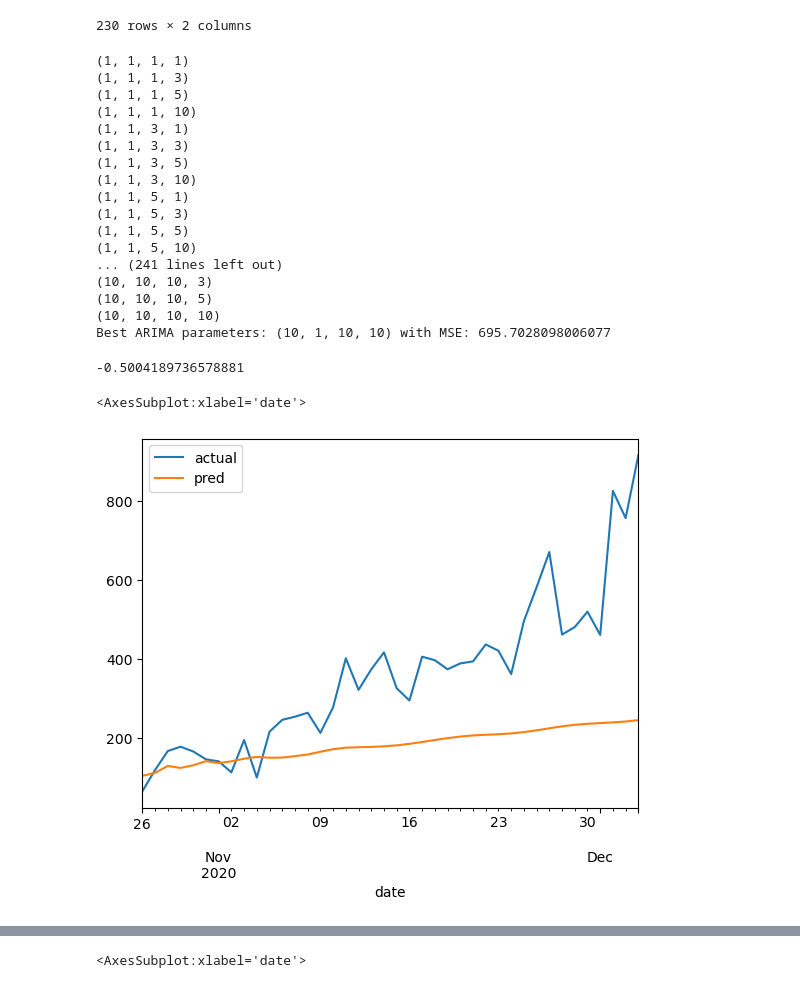
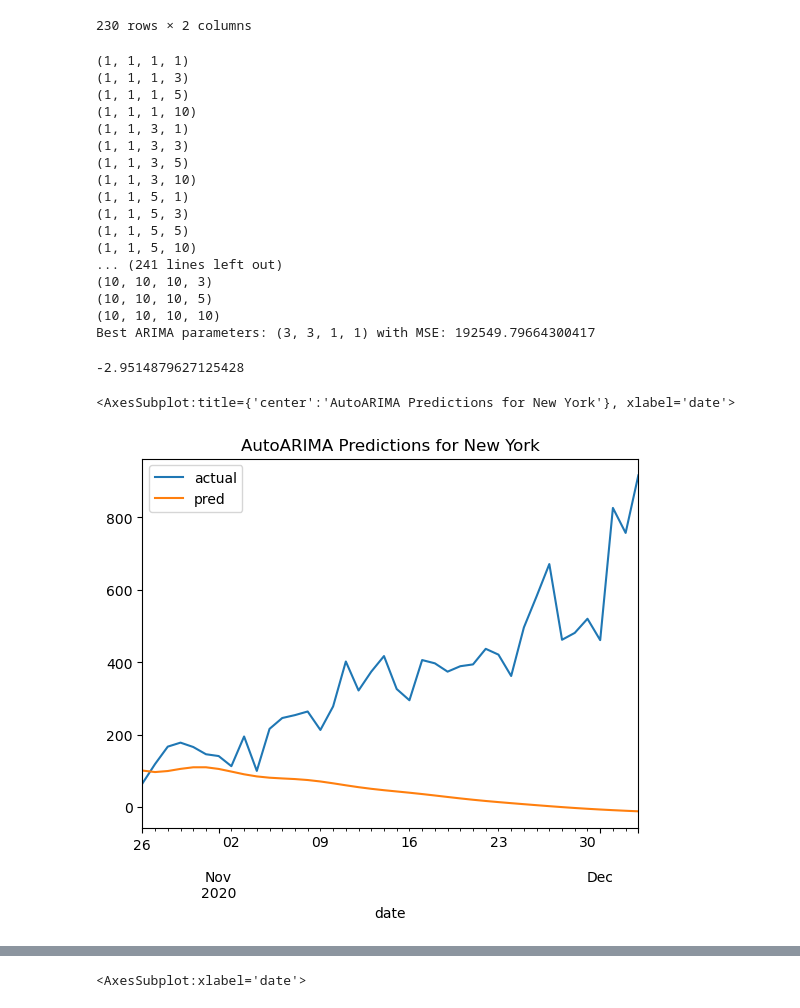
Before and after one commit to songalal/datascienceproject390, a Jupyter notebook: auto arima thing.ipynb, the cells around one changed output, grey strips where cells are left out. Drawn from its saved outputs; the diff is of its cells as text; code cells hidden in the pictures.

```diff
--- a/auto arima thing.ipynb
+++ b/auto arima thing.ipynb
@@ -138,7 +122,7 @@ for p in p_values:
 
                     try:
                         model=auto_arima(y=train_data['incremental_cases'],max_q=q,max_Q=Q,
-                                         max_p=p, max_P=P,d=2).fit(train_data['incremental_cases'])
+                                         max_p=p, max_P=P,d=0).fit(train_data['incremental_cases'])
                     except:
                         continue
 
@@ -146,7 +130,9 @@ for p in p_values:
                     mse = mean_squared_error(val_data.incremental_cases, forecast)
                     avg += mse
                 if avg < best_score:
-                    best_score, best_cfg = mse, order
+                    if avg == 0:
+                        continue
+                    best_score, best_cfg = avg, order
 
 print(f'Best ARIMA parameters: {best_cfg} with MSE: {best_score}')
 # %% [output]
@@ -166,19 +152,19 @@ print(f'Best ARIMA parameters: {best_cfg} with MSE: {best_score}')
 (10, 10, 10, 3)
 (10, 10, 10, 5)
 (10, 10, 10, 10)
-Best ARIMA parameters: (10, 1, 10, 10) with MSE: 695.7028098006077
+Best ARIMA parameters: (3, 3, 1, 1) with MSE: 192549.79664300417
 # %%
 model=auto_arima(y=train['incremental_cases'],max_q=10,max_Q=10,
-                                         max_p=10, max_P=10,d=2).fit(train['incremental_cases'])
+                                         max_p=10, max_P=10,d=0).fit(train['incremental_cases'])
 pred = model.predict(40)
 r2 = r2_score(test.incremental_cases, pred)
 print(r2)
 
 prediction = pd.DataFrame({'actual':test.incremental_cases.reset_index(drop = True),
               'pred':pred.reset_index(drop = True)})
 prediction['date'] = test['date'].reset_index(drop = True)
-prediction.plot(x = 'date', y = ['actual', 'pred'])
+prediction.plot(x = 'date', y = ['actual', 'pred'], title='AutoARIMA Predictions for New York')
 # %% [output]
--0.5004189736578881
+-2.9514879627125428
-<AxesSubplot:xlabel='date'>
+<AxesSubplot:title={'center':'AutoARIMA Predictions for New York'}, xlabel='date'>
-[figure, old version]
+[figure, new version]
```
Also changed, not shown: parts of 8 cells of this notebook, 4 other files.
